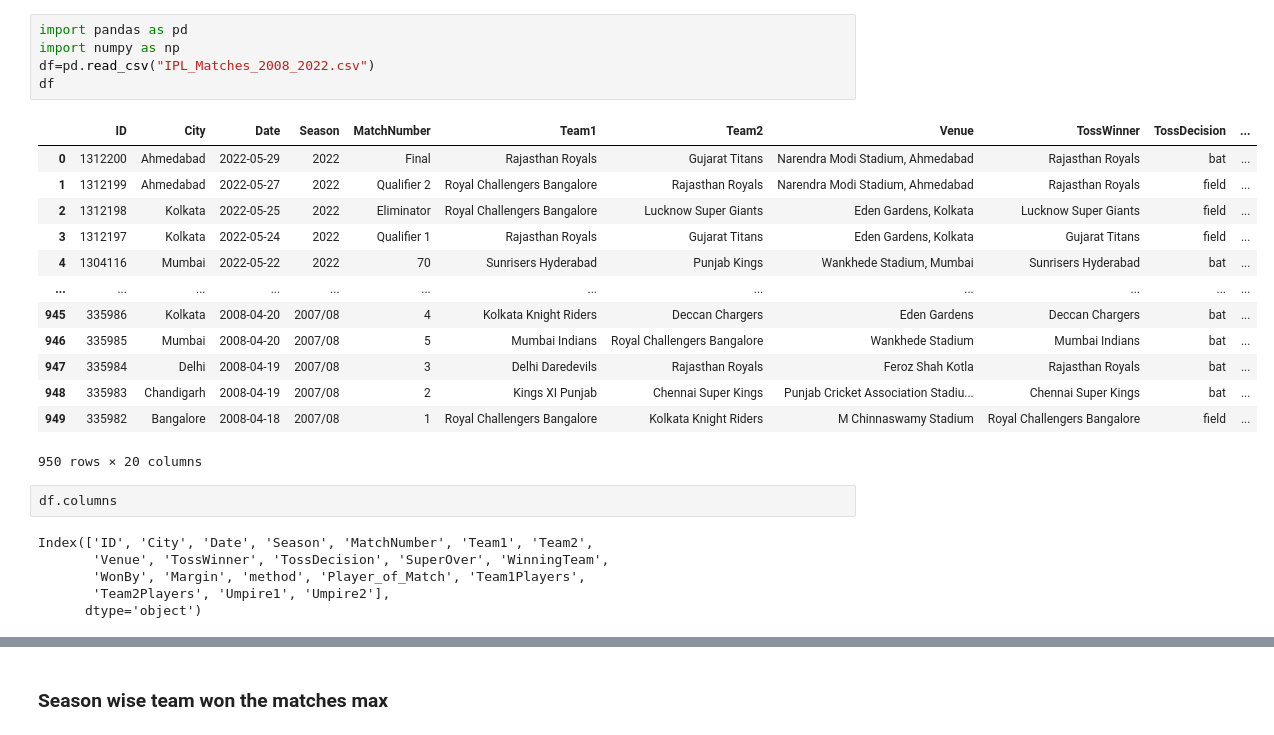
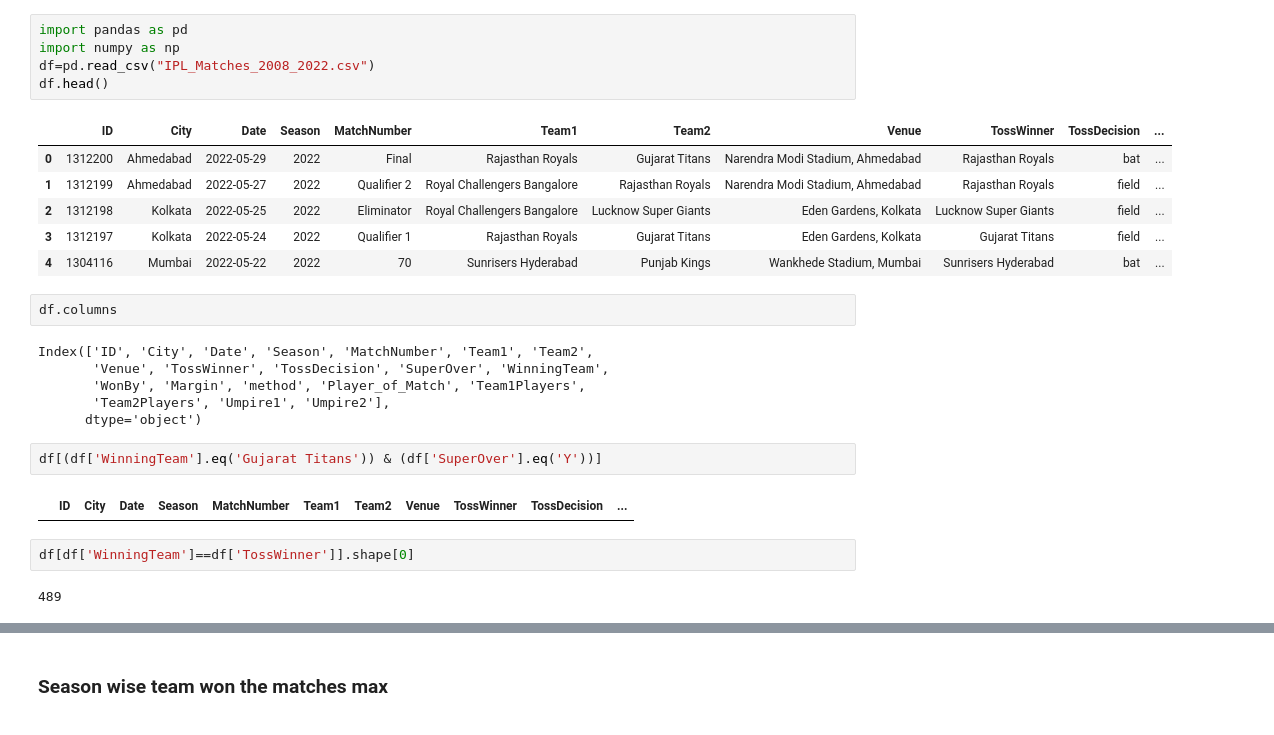
Before and after one commit to Zaidmemon5412/sem-4, a Jupyter notebook: python-2/VHA_task/9.25_03_2026.ipynb, the cells around one changed output, grey strips where cells are left out. Cells and saved outputs as stored; diff of their text form.

```diff
--- a/python-2/VHA_task/9.25_03_2026.ipynb
+++ b/python-2/VHA_task/9.25_03_2026.ipynb
@@ -1,22 +1,15 @@
 # %%
 import pandas as pd
 import numpy as np
 df=pd.read_csv("IPL_Matches_2008_2022.csv")
-df
+df.head()
 # %% [output]
 |  | ID | City | Date | Season | MatchNumber | Team1 | Team2 | Venue | TossWinner | TossDecision | ... |
 | 0 | 1312200 | Ahmedabad | 2022-05-29 | 2022 | Final | Rajasthan Royals | Gujarat Titans | Narendra Modi Stadium, Ahmedabad | Rajasthan Royals | bat | ... |
 | 1 | 1312199 | Ahmedabad | 2022-05-27 | 2022 | Qualifier 2 | Royal Challengers Bangalore | Rajasthan Royals | Narendra Modi Stadium, Ahmedabad | Rajasthan Royals | field | ... |
 | 2 | 1312198 | Kolkata | 2022-05-25 | 2022 | Eliminator | Royal Challengers Bangalore | Lucknow Super Giants | Eden Gardens, Kolkata | Lucknow Super Giants | field | ... |
 | 3 | 1312197 | Kolkata | 2022-05-24 | 2022 | Qualifier 1 | Rajasthan Royals | Gujarat Titans | Eden Gardens, Kolkata | Gujarat Titans | field | ... |
 | 4 | 1304116 | Mumbai | 2022-05-22 | 2022 | 70 | Sunrisers Hyderabad | Punjab Kings | Wankhede Stadium, Mumbai | Sunrisers Hyderabad | bat | ... |
-| ... | ... | ... | ... | ... | ... | ... | ... | ... | ... | ... | ... |
-| 945 | 335986 | Kolkata | 2008-04-20 | 2007/08 | 4 | Kolkata Knight Riders | Deccan Chargers | Eden Gardens | Deccan Chargers | bat | ... |
-| 946 | 335985 | Mumbai | 2008-04-20 | 2007/08 | 5 | Mumbai Indians | Royal Challengers Bangalore | Wankhede Stadium | Mumbai Indians | bat | ... |
-| 947 | 335984 | Delhi | 2008-04-19 | 2007/08 | 3 | Delhi Daredevils | Rajasthan Royals | Feroz Shah Kotla | Rajasthan Royals | bat | ... |
-| 948 | 335983 | Chandigarh | 2008-04-19 | 2007/08 | 2 | Kings XI Punjab | Chennai Super Kings | Punjab Cricket Association Stadiu... | Chennai Super Kings | bat | ... |
-| 949 | 335982 | Bangalore | 2008-04-18 | 2007/08 | 1 | Royal Challengers Bangalore | Kolkata Knight Riders | M Chinnaswamy Stadium | Royal Challengers Bangalore | field | ... |
-950 rows × 20 columns
 # %%
 df.columns
 # %% [output]
@@ -25,3 +18,11 @@ Index(['ID', 'City', 'Date', 'Season', 'MatchNumber', 'Team1', 'Team2',
        'WonBy', 'Margin', 'method', 'Player_of_Match', 'Team1Players',
        'Team2Players', 'Umpire1', 'Umpire2'],
       dtype='object')
+# %%
+df[(df['WinningTeam'].eq('Gujarat Titans')) & (df['SuperOver'].eq('Y'))]
+# %% [output]
+|  | ID | City | Date | Season | MatchNumber | Team1 | Team2 | Venue | TossWinner | TossDecision | ... |
+# %%
+df[df['WinningTeam']==df['TossWinner']].shape[0]
+# %% [output]
+489
```
Also changed, not shown: parts of 6 cells of this notebook, 6 other files.
